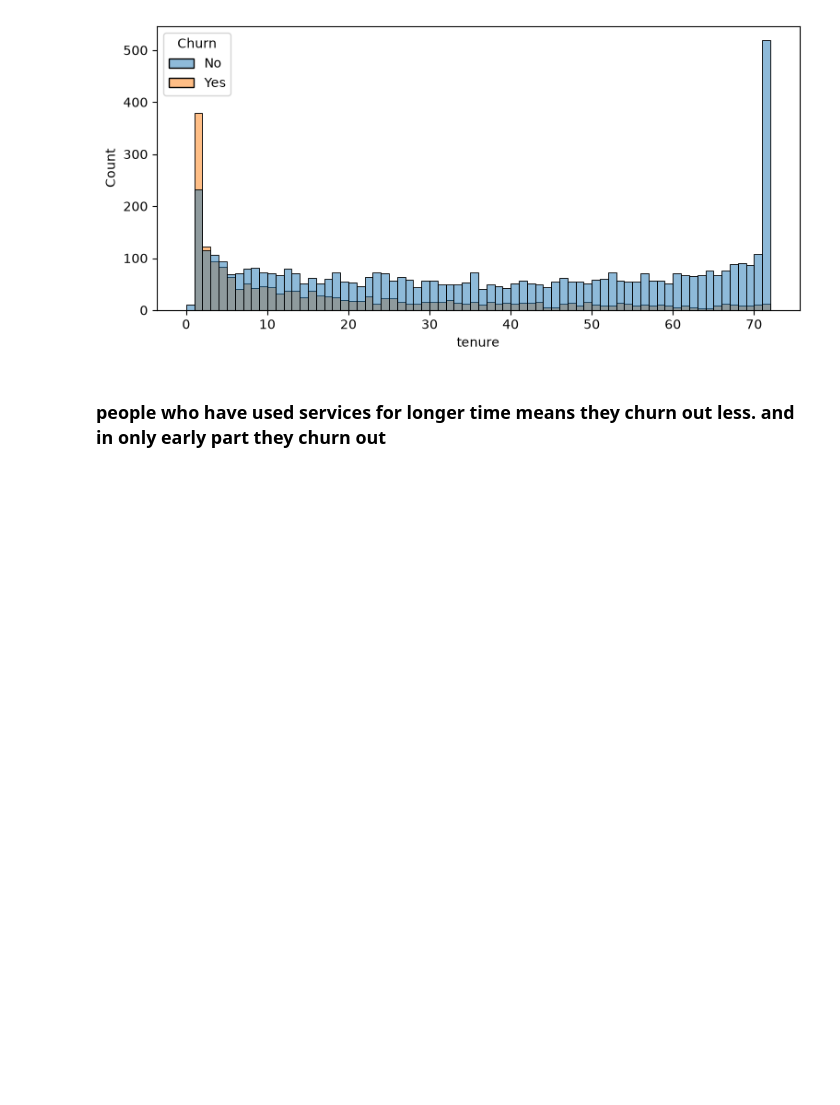
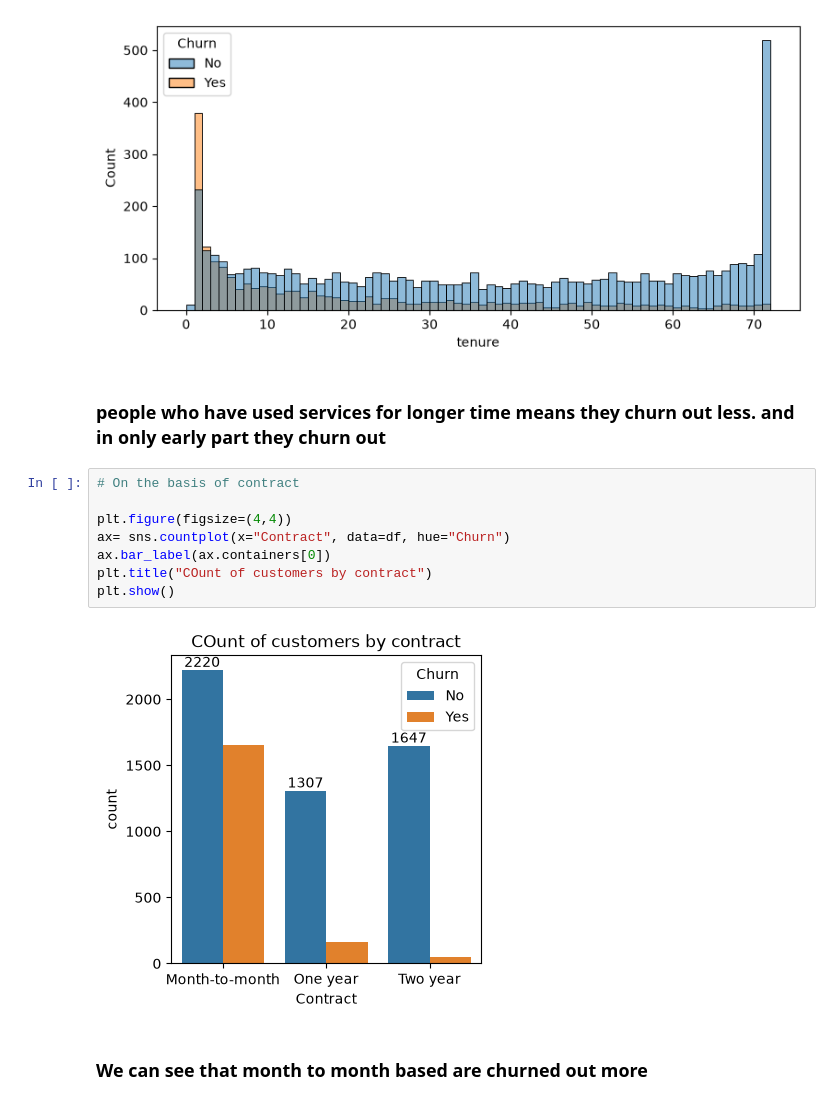
Before and after one commit to anojpradhan/learningDS, a Jupyter notebook: eda.ipynb, the cells around one changed output. Cells and saved outputs as stored; diff of their text form; blank space fills up the shorter version.

Commit message:
contract vs churn

```diff
--- a/eda.ipynb
+++ b/eda.ipynb
@@ -176,3 +176,15 @@ plt.show()
 [figure]
 # %% [markdown]
 ### people who have used services for longer time means they churn out less. and in only early part they churn out
+# %%
+# On the basis of contract
+
+plt.figure(figsize=(4,4))
+ax= sns.countplot(x="Contract", data=df, hue="Churn")
+ax.bar_label(ax.containers[0])
+plt.title("COunt of customers by contract")
+plt.show()
+# %% [output]
+[figure, added]
+# %% [markdown]
+### We can see that month to month based are churned out more
```
